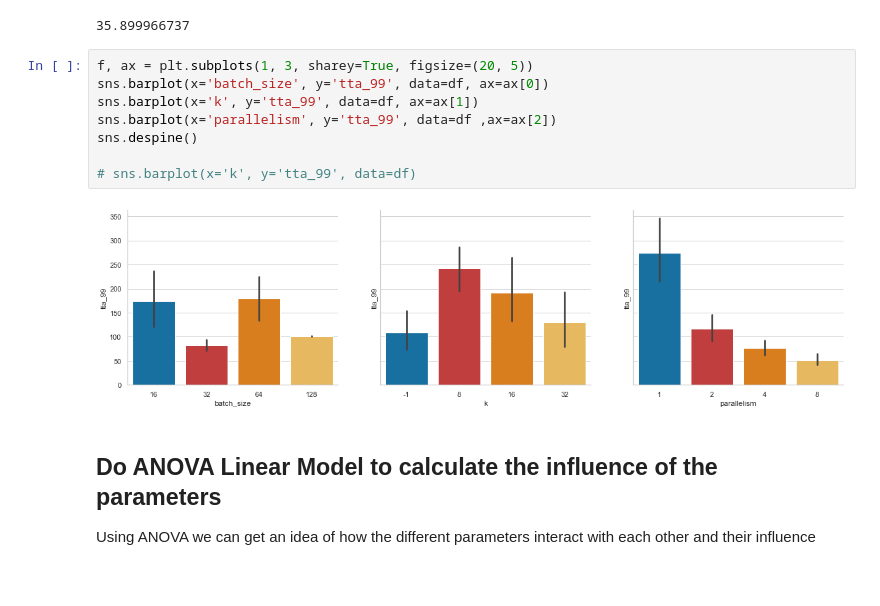
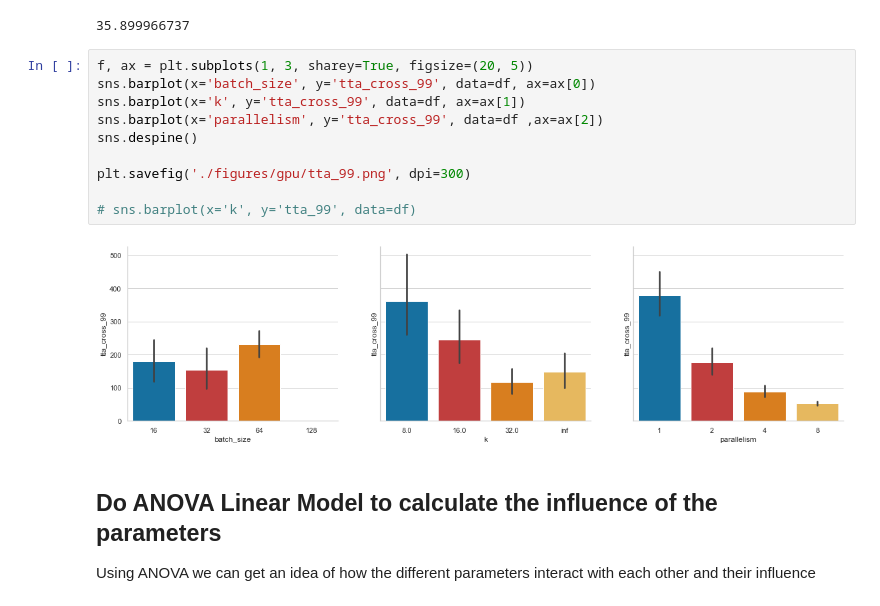
Before and after one commit to DiegoStock12/kubeml, a Jupyter notebook: ml/experiments/insights.ipynb, the cells around one changed output. Saved outputs shown, nothing was run; the diff lists cells and outputs as text.

```diff
--- a/ml/experiments/insights.ipynb
+++ b/ml/experiments/insights.ipynb
@@ -185,14 +186,16 @@ best.tta_cross_99
 35.899966737
 # %%
 f, ax = plt.subplots(1, 3, sharey=True, figsize=(20, 5))
-sns.barplot(x='batch_size', y='tta_99', data=df, ax=ax[0])
-sns.barplot(x='k', y='tta_99', data=df, ax=ax[1])
-sns.barplot(x='parallelism', y='tta_99', data=df ,ax=ax[2])
+sns.barplot(x='batch_size', y='tta_cross_99', data=df, ax=ax[0])
+sns.barplot(x='k', y='tta_cross_99', data=df, ax=ax[1])
+sns.barplot(x='parallelism', y='tta_cross_99', data=df ,ax=ax[2])
 sns.despine()
 
+plt.savefig('./figures/gpu/tta_99.png', dpi=300)
+
 # sns.barplot(x='k', y='tta_99', data=df)
 # %% [output]
-[figure, old version]
+[figure, new version]
 # %% [markdown]
 ## Do ANOVA Linear Model to calculate the influence of the parameters
 
```
Also changed, not shown: parts of 1 cell of this notebook, 6 other files.
